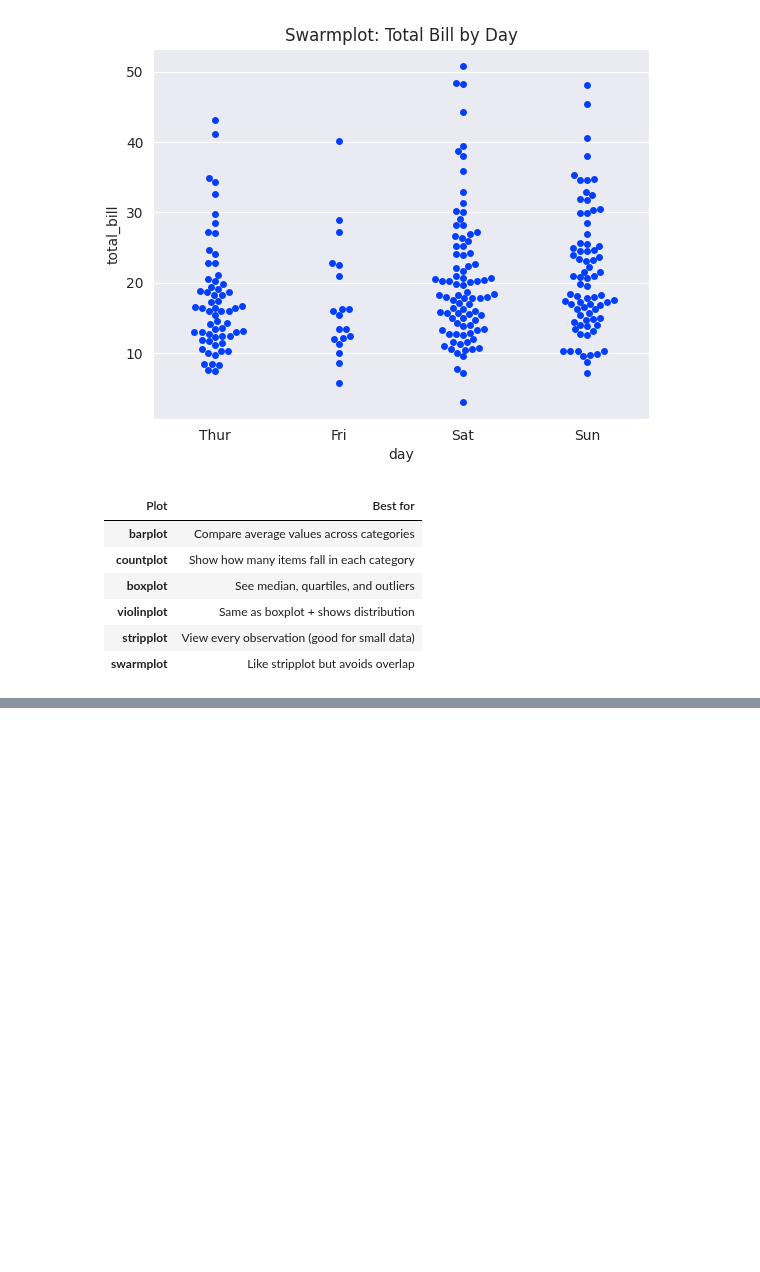
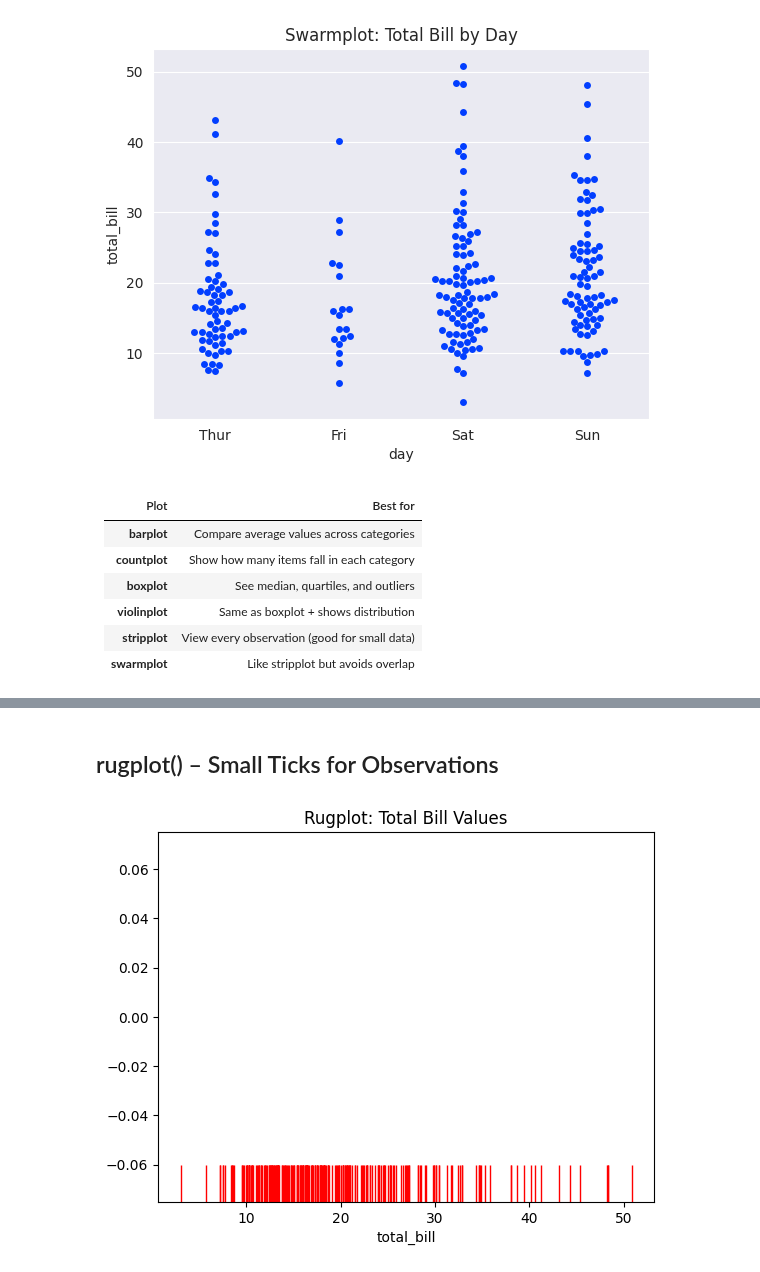
Before and after one commit to sh1vam31/Complete_DataScience, a Jupyter notebook: Seaborn.ipynb, the cells around one changed output, grey strips where cells are left out. Cells and saved outputs as stored; diff of their text form; code cells hidden in the pictures; blank space fills up the shorter version.

```diff
--- a/Seaborn.ipynb
+++ b/Seaborn.ipynb
@@ -154,0 +187,9 @@ plt.show()
+# %% [markdown]
+## rugplot() – Small Ticks for Observations
+# %%
+# Not very important
+sns.rugplot(x=tips["total_bill"], height=0.1, color="red")
+plt.title("Rugplot: Total Bill Values")
+plt.show()
+# %% [output]
+[figure, added]
```
Also changed, not shown: parts of 7 cells of this notebook.
